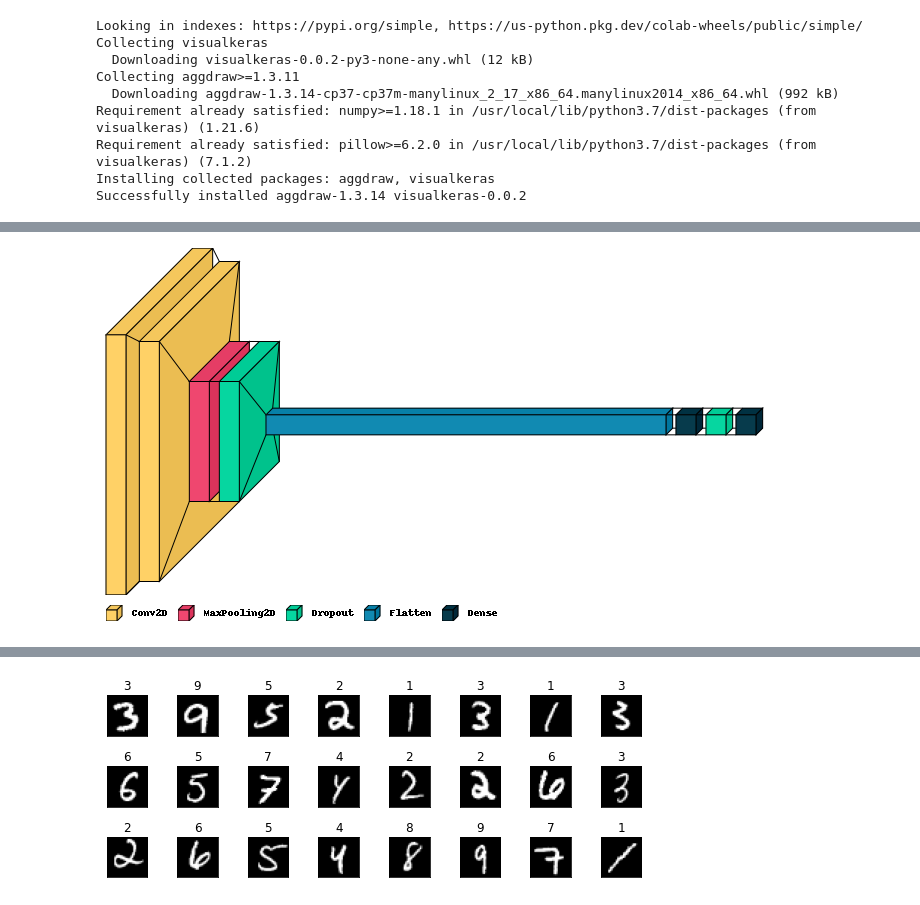
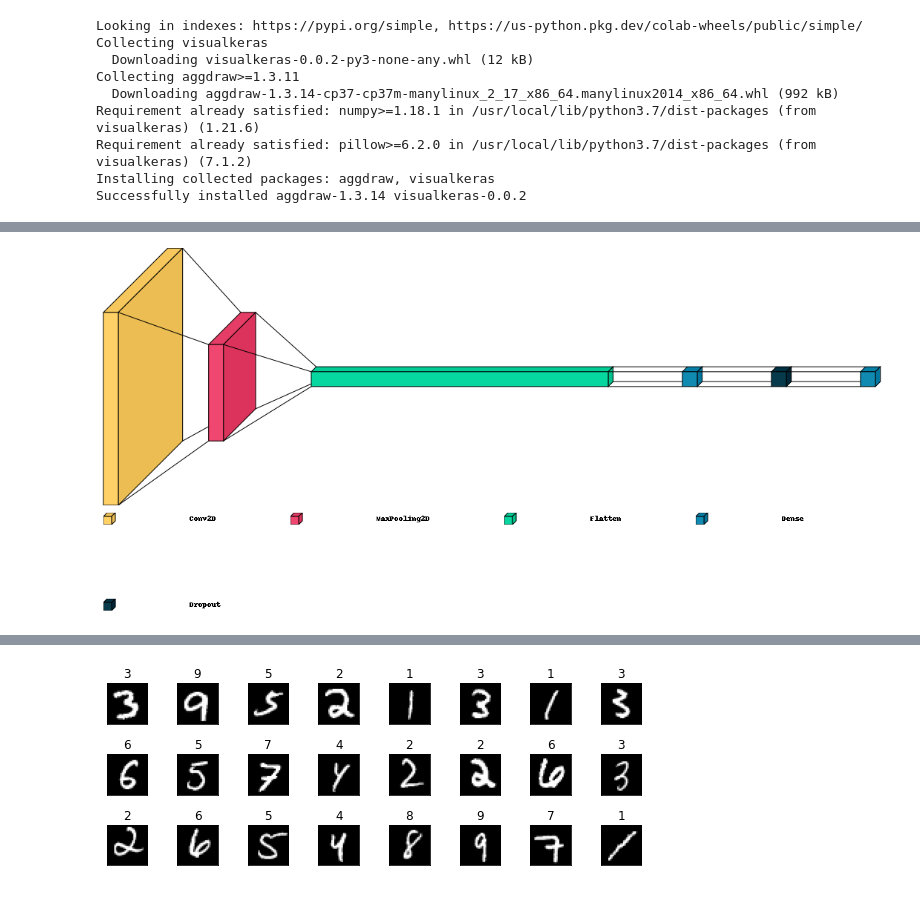
Before and after one commit to neural-data-science-lab/DL-intro-2022, a Jupyter notebook: MNIST-CNN-Keras.ipynb, the cells around one changed output, grey strips where cells are left out. Cells and saved outputs as stored; diff of their text form; code cells hidden in the pictures.

Commit message:
adds alternative model

```diff
--- a/MNIST-CNN-Keras.ipynb
+++ b/MNIST-CNN-Keras.ipynb
@@ -74,4 +74,17 @@ model = keras.Sequential(
         layers.Dense(num_classes, activation='softmax')
     ]
 )
+
+model = keras.Sequential(
+    [
+        keras.Input(shape=input_shape),
+        layers.Conv2D(32, kernel_size=(3, 3),
+                         activation='relu'),
+        layers.MaxPooling2D(pool_size=(2, 2)),
+        layers.Flatten(),
+        layers.Dense(128, activation='relu'),
+        layers.Dropout(0.2),
+        layers.Dense(num_classes, activation='softmax')
+    ]
+)
 # %% [output]
@@ -82,9 +92,9 @@ x_train shape: (60000, 28, 28)
 60000 train samples
 10000 test samples
 # %%
-visualkeras.layered_view(model, legend=True, scale_xy=10, scale_z=0.1, draw_volume=True)
+visualkeras.layered_view(model, legend=True, scale_xy=10, scale_z=0.1, draw_volume=True, spacing = 100)
 # %% [output]
-[figure, old version]
+[figure, new version]
 # %%
 model.compile(loss='categorical_crossentropy',
               optimizer='adam',
```
Also changed, not shown: parts of 3 cells of this notebook.
